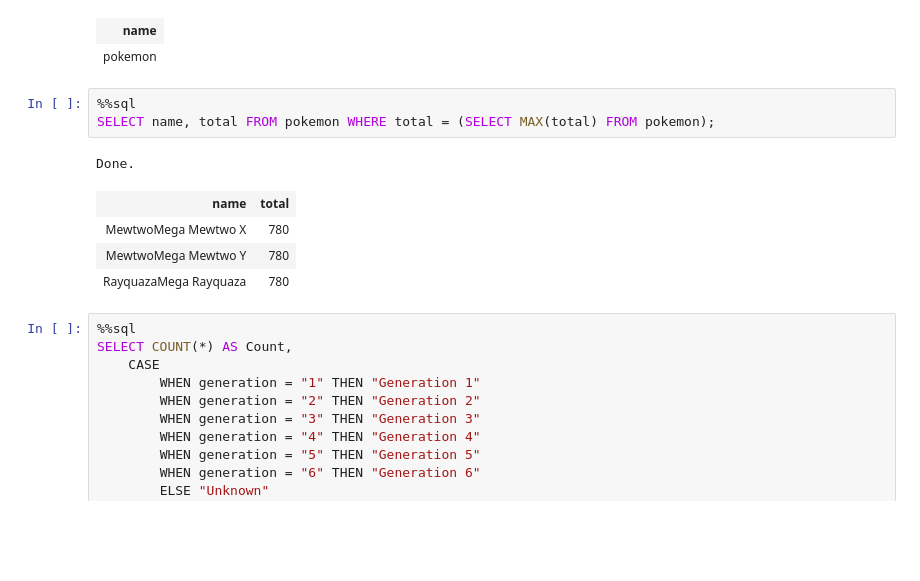
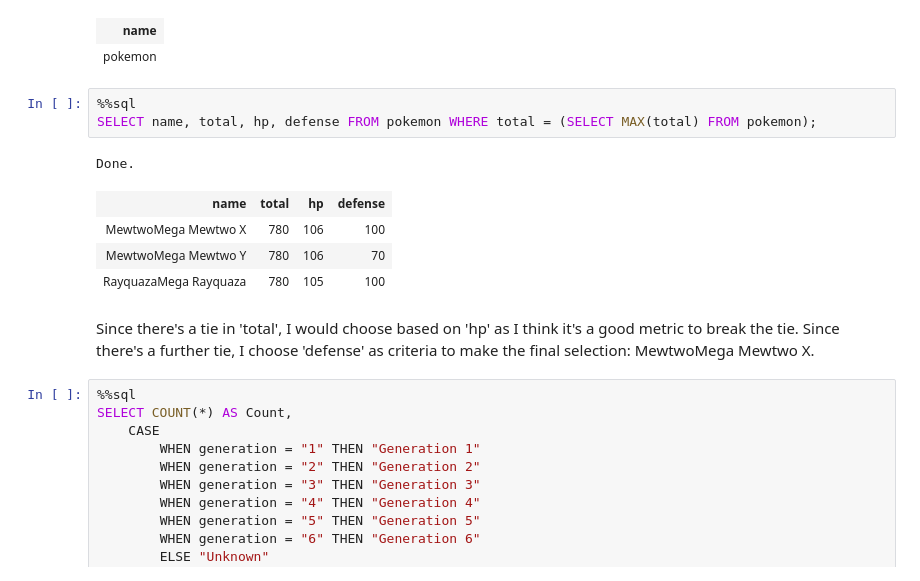
Before and after one commit to carlespoles/DSCI6002-student, a Jupyter notebook: week3/3-1_Review/DSCI6002-Midterm-Part1-CarlesPolesMielgo.ipynb, the cells around one changed output. Drawn from its saved outputs; the diff is of its cells as text; blank space fills up the shorter version.

```diff
--- a/week3/3-1_Review/DSCI6002-Midterm-Part1-CarlesPolesMielgo.ipynb
+++ b/week3/3-1_Review/DSCI6002-Midterm-Part1-CarlesPolesMielgo.ipynb
@@ -136,13 +136,15 @@ Done.
 | pokemon |
 # %%
 %%sql
-SELECT name, total FROM pokemon WHERE total = (SELECT MAX(total) FROM pokemon);
+SELECT name, total, hp, defense FROM pokemon WHERE total = (SELECT MAX(total) FROM pokemon);
 # %% [output]
 Done.
-| name | total |
-| MewtwoMega Mewtwo X | 780 |
-| MewtwoMega Mewtwo Y | 780 |
-| RayquazaMega Rayquaza | 780 |
+| name | total | hp | defense |
+| MewtwoMega Mewtwo X | 780 | 106 | 100 |
+| MewtwoMega Mewtwo Y | 780 | 106 | 70 |
+| RayquazaMega Rayquaza | 780 | 105 | 100 |
+# %% [markdown]
+Since there's a tie in 'total', I would choose based on 'hp' as I think it's a good metric to break the tie. Since there's a further tie, I choose 'defense' as criteria to make the final selection: MewtwoMega Mewtwo X.
 # %%
 %%sql
 SELECT COUNT(*) AS Count,
```
Also changed, not shown: parts of 1 cell of this notebook.
